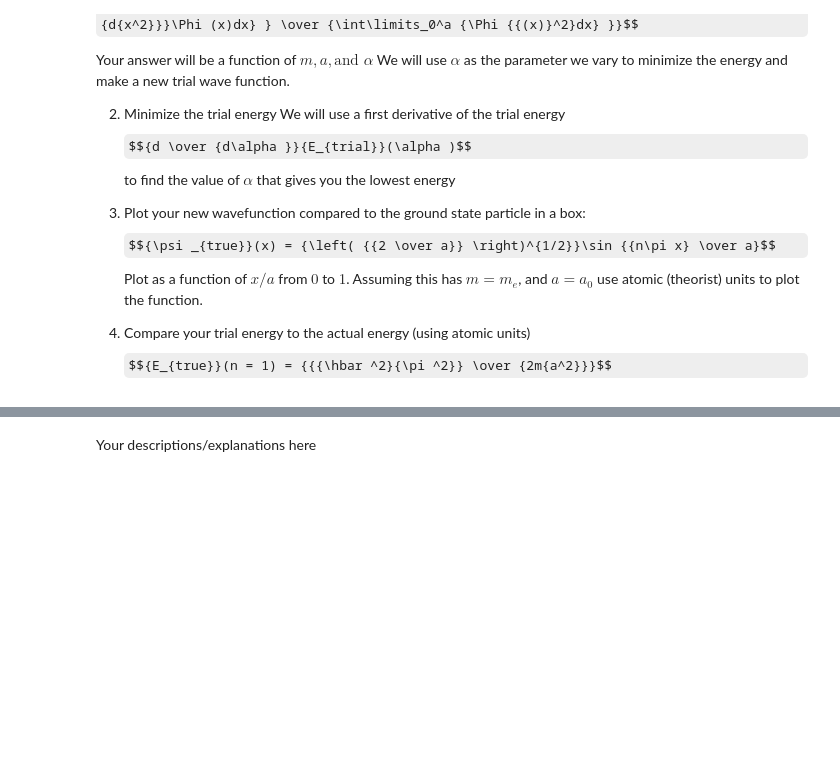
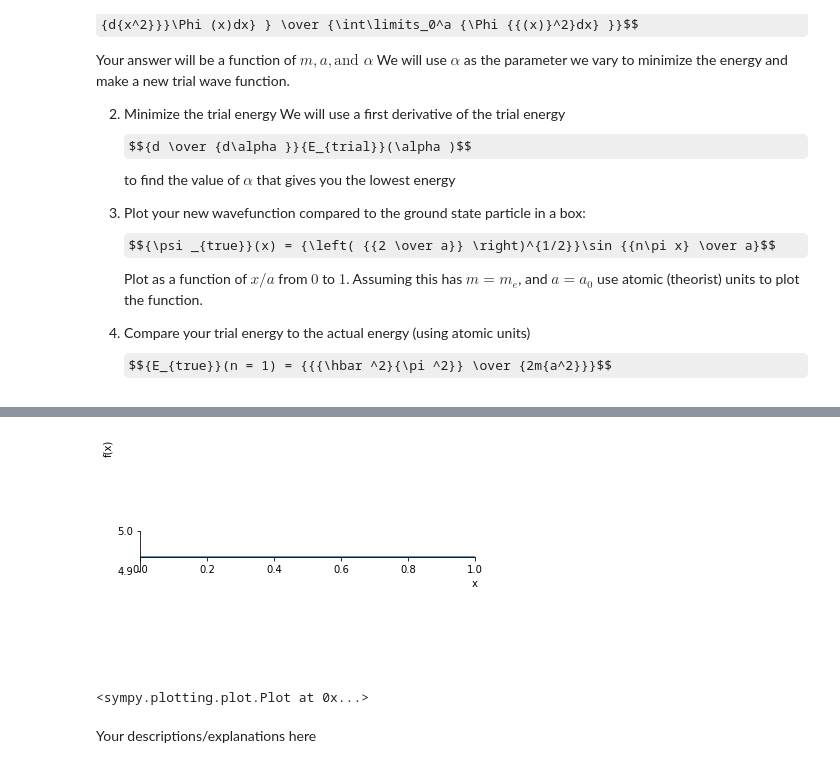
Before and after one commit to sju-chem264-2019/10-3-19-lecture-xren307, a Jupyter notebook: variational-principle.ipynb, the cells around one changed output, grey strips where cells are left out. Drawn from its saved outputs; the diff is of its cells as text; code cells hidden in the pictures; some formulas as TeX source; blank space fills up the shorter version.

```diff
--- a/variational-principle.ipynb
+++ b/variational-principle.ipynb
@@ -94,3 +133,11 @@ print(etrial)
+# %%
+#4. Compare trial energy to actual energy
+x, m, a, al= sym.symbols('x, m, a, al')
+etrue= (sym.pi**2)/2
+sym.plot(etrue, (al, 0,1))
+# %% [output]
+[figure, added]
+<sympy.plotting.plot.Plot at 0x...>
 # %% [markdown]
 Your descriptions/explanations here
 # %% [markdown]
```
Also changed, not shown: parts of 16 cells of this notebook.
